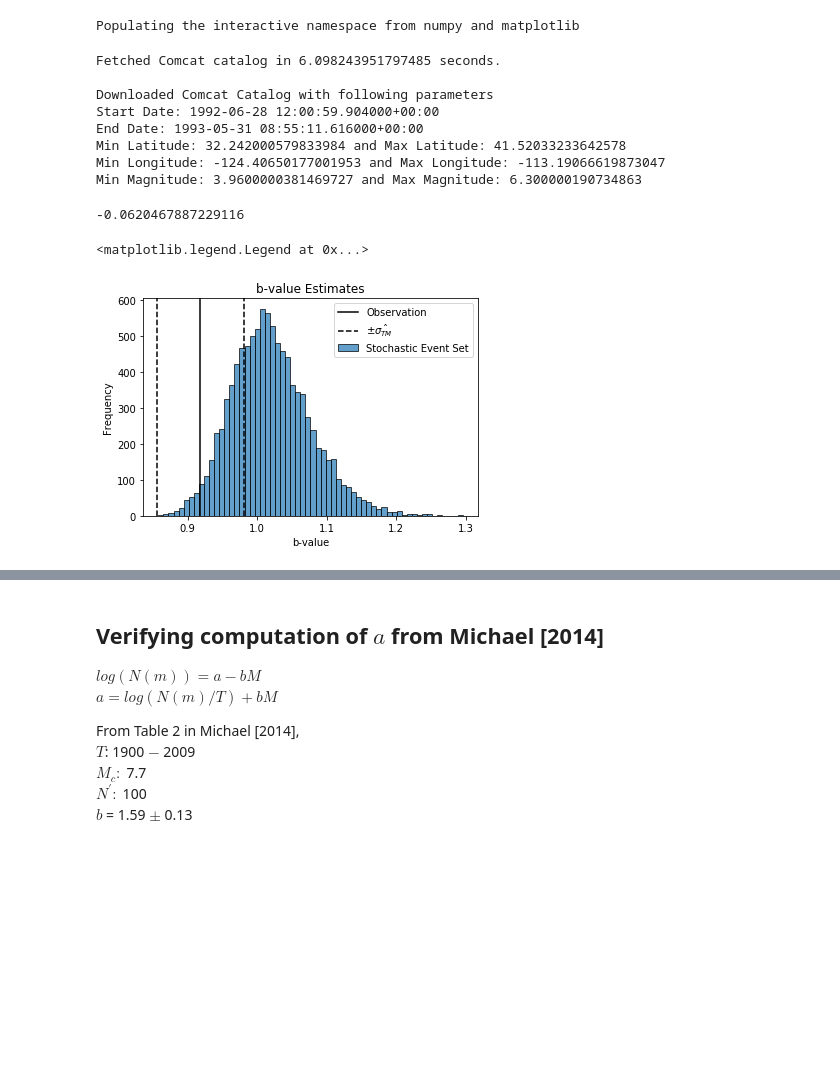
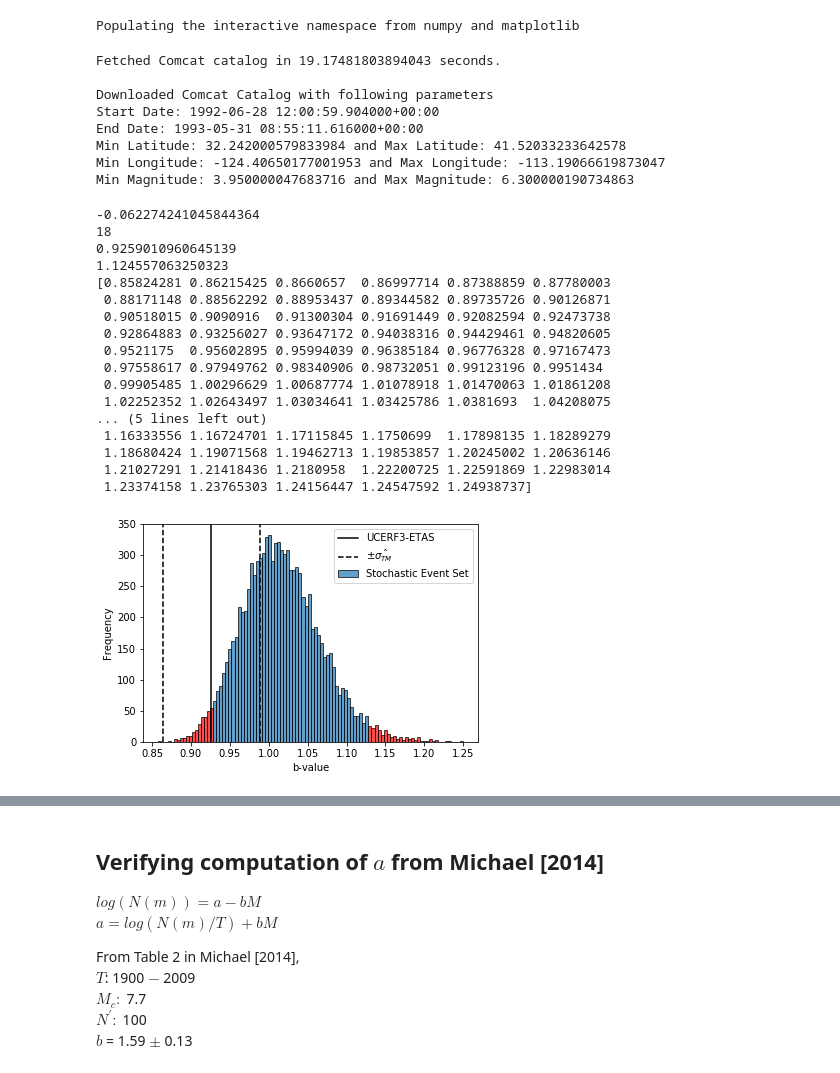
Before and after one commit to SCECcode/pycsep, a Jupyter notebook: notes/maximum_likelihood.ipynb, the cells around one changed output, grey strips where cells are left out. Saved outputs shown, nothing was run; the diff lists cells and outputs as text; code cells hidden in the pictures; blank space fills up the shorter version.

```diff
--- a/notes/maximum_likelihood.ipynb
+++ b/notes/maximum_likelihood.ipynb
@@ -43,7 +43,7 @@ def discretize(data, bin_edges):
     """
     returns array with len(bin_edges) consisting of the discretized values from each bin.
     instead of returning the counts of each bin, this will return an array with values
-    modified such that any value within bin_edges[0] <= x_new < bin_edges[1] ==> x_new.
+    modified such that any value within bin_edges[0] <= x_new < bin_edges[1] ==> bin_edges[0].
     """
     n = data.shape[0]
     idx = digitize(data, bins=bin_edges)
@@ -59,7 +59,7 @@ comcat = csep.load_catalog(type='comcat', format='native',
                         min_magnitude=2.5,
                         min_latitude=31.50, max_latitude=43.00,
                         min_longitude=-125.40, max_longitude=-113.10,
-                    name='Comcat').filter('magnitude > 3.95')
+                    name='Comcat').filter('magnitude >= 3.95')
 t1 = time.time()
 
 # Statements about Comcat Downloads
@@ -70,14 +70,14 @@ print("Min Latitude: {} and Max Latitude: {}".format(comcat.min_latitude, comcat
 print("Min Longitude: {} and Max Longitude: {}".format(comcat.min_longitude, comcat.max_longitude))
 print("Min Magnitude: {} and Max Magnitude: {}\n".format(comcat.min_magnitude, comcat.max_magnitude))
 # %% [output]
-Fetched Comcat catalog in 6.098243951797485 seconds.
+Fetched Comcat catalog in 19.17481803894043 seconds.
 
 Downloaded Comcat Catalog with following parameters
 Start Date: 1992-06-28 12:00:59.904000+00:00
 End Date: 1993-05-31 08:55:11.616000+00:00
 Min Latitude: 32.242000579833984 and Max Latitude: 41.52033233642578
 Min Longitude: -124.40650177001953 and Max Longitude: -113.19066619873047
-Min Magnitude: 3.9600000381469727 and Max Magnitude: 6.300000190734863
+Min Magnitude: 3.950000047683716 and Max Magnitude: 6.300000190734863
 # %%
 # read in ucerf3 simulations
 project_root = '/Users/wsavran/Projects/CSEP2/u3etas_simulations/landers_experiment'
@@ -85,36 +85,70 @@ filename = os.path.join(project_root, '10-23-2018_landers-pt1/results_complete.b
 filename_nofaults = os.path.join(project_root, '10-31-2018_landers-nofaults-pt1/results_complete.bin')
 u3catalogs = []
 for cat in csep.load_stochastic_event_set(filename=filename, format='native', type='ucerf3', name='UCERF3-ETAS'):
-    u3catalogs.append(cat.filter('magnitude > 3.95'))
+    u3catalogs.append(cat.filter('magnitude >= 3.95'))
+
+u3catalogs_nf = []
+for cat in csep.load_stochastic_event_set(filename=filename_nofaults, format='native', type='ucerf3', name='UCERF3-ETAS'):
+    u3catalogs_nf.append(cat.filter('magnitude >= 3.95'))
 # %%
 dmw = 0.1
 b_vals = []
 
 # get b-values from stochastic event set
 for cat in u3catalogs:
     global_max = max([max(cat.get_magnitudes()), max(comcat.get_magnitudes())])
     mws = arange(3.95, global_max+2*dmw, dmw)
     cat_mws = discretize(cat.get_magnitudes(), mws)
     b_est = bval_ml_est(cat_mws, dmw)
     b_vals.append(b_est)
 b_vals = np.array(b_vals)
 
 # get b-value for comcat catalog
 com_mws = discretize(comcat.get_magnitudes(), mws)
 com_bval = bval_ml_est(com_mws, dmw)
 com_bval_err = bval_err_est(com_mws, dmw)
 print(com_bval_err)
 
 # plot b-value estimates
-fig = hist(b_vals, bins = 60, edgecolor='black', alpha=0.7, label='Stochastic Event Set')
-axvline(x=com_bval, color='black', linestyle='-', label='Observation')
+fig, bin_edges, patches = hist(b_vals, bins = 100, edgecolor='black', alpha=0.7, label='Stochastic Event Set')
+p25 = percentile(b_vals, 2.5)
+idx_low = digitize(p25, bin_edges)
+axvline(x=com_bval, color='black', linestyle='-', label='UCERF3-ETAS')
 axvline(x=com_bval-com_bval_err, color='black', linestyle='--', label='$\pm\hat{\sigma_{TM}}$')
 axvline(x=com_bval+com_bval_err, color='black', linestyle='--')
+
+legend(loc='upper right')
+print(idx_low)
+for idx in range(idx_low):
+    patches[idx].set_fc('red')
+p975 = percentile(b_vals, 97.5)
+idx_high = digitize(p975, bin_edges)
+for idx in range(idx_high, len(patches)):
+    patches[idx].set_fc('red')
+print(p25)
+print(p975)
+print(bin_edges)
+
 xlabel('b-value')
 ylabel('Frequency')
-title('b-value Estimates')
-legend(loc='upper right')
+savefig('/Users/wsavran/Projects/CSEP/Presentation/Bristol_Mar19/b_vals.pdf')
+# title('b-value Estimates')
 # %% [output]
--0.0620467887229116
+-0.062274241045844364
+18
+0.9259010960645139
+1.124557063250323
+[0.85824281 0.86215425 0.8660657  0.86997714 0.87388859 0.87780003
+ 0.88171148 0.88562292 0.88953437 0.89344582 0.89735726 0.90126871
+ 0.90518015 0.9090916  0.91300304 0.91691449 0.92082594 0.92473738
+ 0.92864883 0.93256027 0.93647172 0.94038316 0.94429461 0.94820605
+ 0.9521175  0.95602895 0.95994039 0.96385184 0.96776328 0.97167473
+ 0.97558617 0.97949762 0.98340906 0.98732051 0.99123196 0.9951434
+ 0.99905485 1.00296629 1.00687774 1.01078918 1.01470063 1.01861208
+ 1.02252352 1.02643497 1.03034641 1.03425786 1.0381693  1.04208075
+... (5 lines left out)
+ 1.16333556 1.16724701 1.17115845 1.1750699  1.17898135 1.18289279
+ 1.18680424 1.19071568 1.19462713 1.19853857 1.20245002 1.20636146
+ 1.21027291 1.21418436 1.2180958  1.22200725 1.22591869 1.22983014
+ 1.23374158 1.23765303 1.24156447 1.24547592 1.24938737]
-<matplotlib.legend.Legend at 0x...>
-[figure, old version]
+[figure, new version]
```
Also changed, not shown: parts of 5 cells of this notebook, 24 other files.
